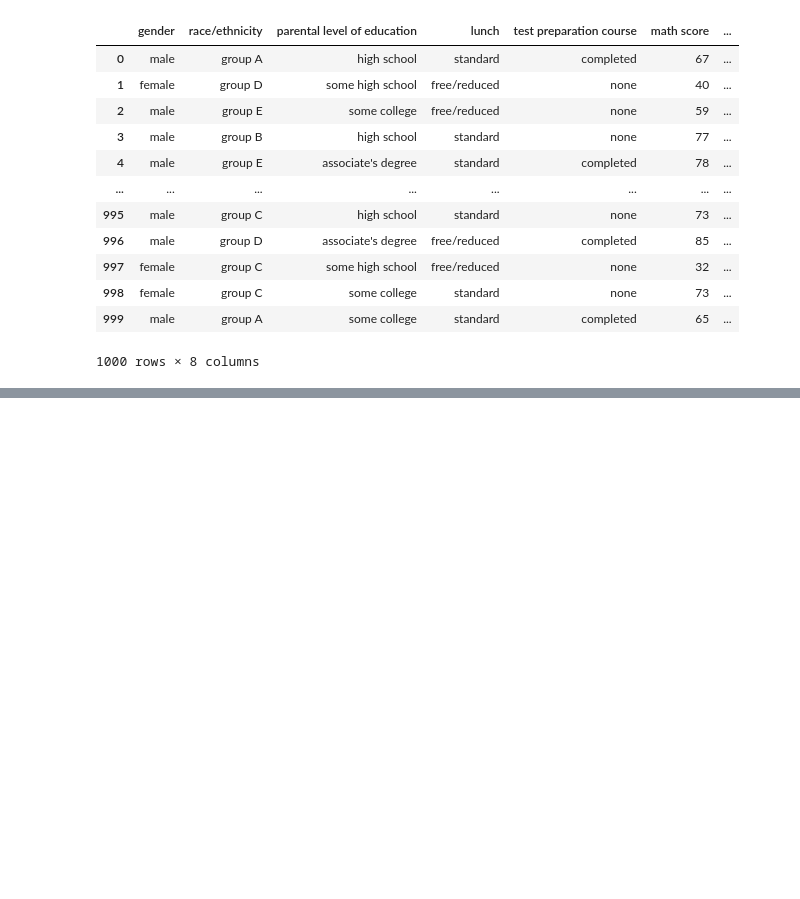
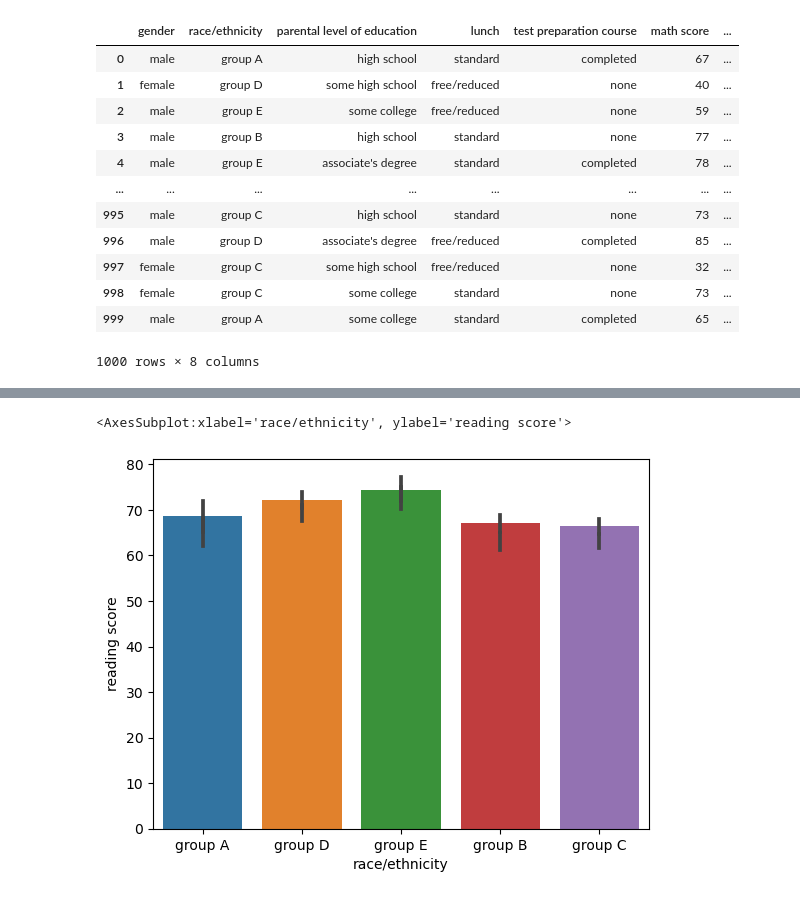
Before and after one commit to ubco-W2022T1-cosc301/project-group01, a Jupyter notebook: notebooks/analysis3.ipynb, the cells around one changed output, grey strips where cells are left out. Saved outputs shown, nothing was run; the diff lists cells and outputs as text; code cells hidden in the pictures; blank space fills up the shorter version.

```diff
--- a/notebooks/analysis3.ipynb
+++ b/notebooks/analysis3.ipynb
@@ -25,0 +56,5 @@ pd.read_csv('C:/Users/Okpog/301/project-group01/data/raw/exams.csv')
+# %%
+sns.barplot(x='race/ethnicity',y='math score', data =data)
+# %% [output]
+<AxesSubplot:xlabel='race/ethnicity', ylabel='reading score'>
+[figure, added]
```
Also changed, not shown: parts of 8 cells of this notebook, 1 other file.
